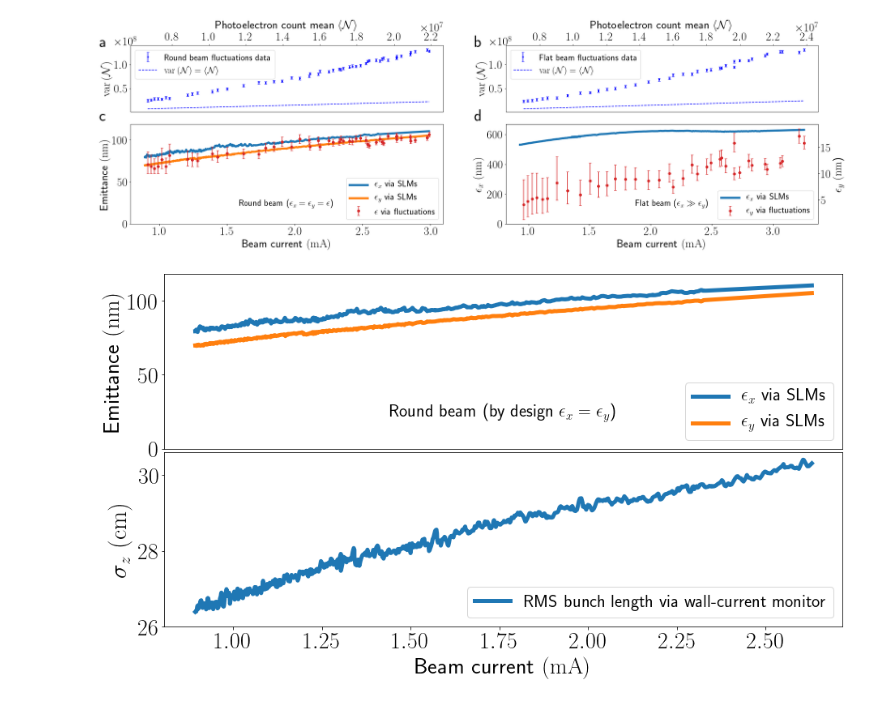
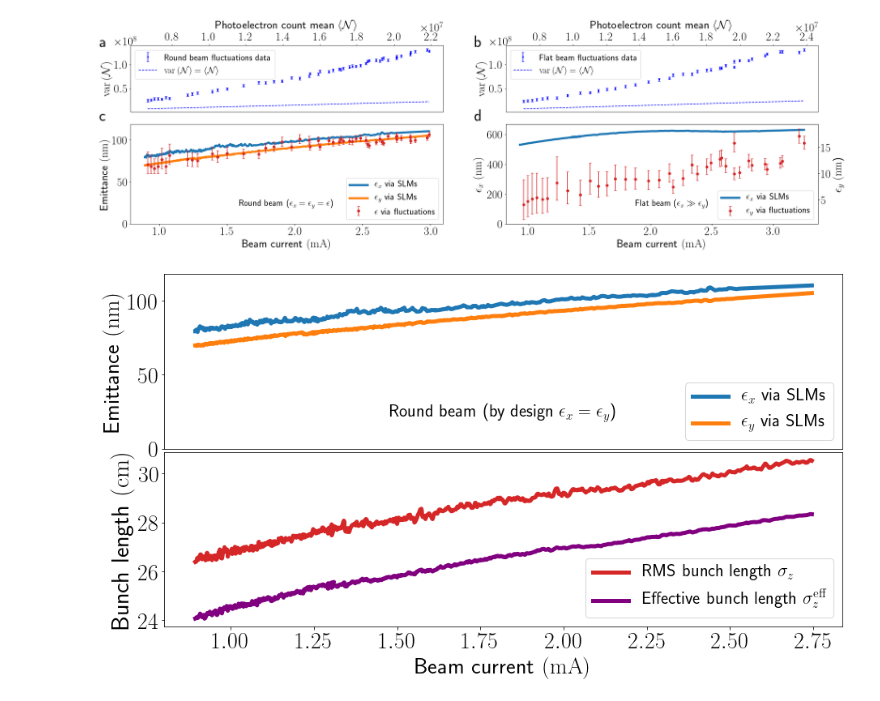
Before and after one commit to IharLobach/fur, a Jupyter notebook: shifts/shift_03_16_2020/round_and_round_long_plots/plot_round.ipynb, the cells around one changed output. Cells and saved outputs as stored; diff of their text form; code cells hidden in the pictures.

```diff
--- a/shifts/shift_03_16_2020/round_and_round_long_plots/plot_round.ipynb
+++ b/shifts/shift_03_16_2020/round_and_round_long_plots/plot_round.ipynb
@@ -304,34 +304,37 @@ df = pd.concat([
                  'ex_um': ex_r_func(meas_ROUND['N'].max()),
                  'ey_um': ey_r_func(meas_ROUND['N'].max())
                  }),
     df], ignore_index=True)
 photoel = i_to_photoel*(-df['N:IWCMI_recalibrated_to_IWCMI_absolute'])
 axRE.text(0.5, 0.15, r"Round beam (by design $\e_x=\e_y$)", transform=axRE.transAxes,
       fontsize=22, fontweight='bold', va='bottom', ha='center')
 axRE.plot(photoel/i_to_photoel, 1000*df['ex_um'],'-', linewidth=5 ,
         label=r'$\e_x$ via SLMs')
 axRE.plot(photoel/i_to_photoel, 1000*df['ey_um'],'-', linewidth=5 ,
         label=r'$\e_y$ via SLMs')
 
 
 axRE.set_ylabel(r"Emittance $(\SI{}{nm})$", fontsize=fs)
 
 axRE.set_ylim(0, 1.05*axRE.get_ylim()[1])
 axRE.legend(loc='lower right')
 axRE.get_xaxis().set_visible(False)
 
 ax2.plot(photoel/i_to_photoel, df['N:IWCMBR'],'-', linewidth=5 ,
-        label=r'RMS bunch length via wall-current monitor')
+        label=r'RMS bunch length $\sigma_z$', color='tab:red')
+ax2.plot(photoel/i_to_photoel, df['N:IWCMBE'],'-', linewidth=5 ,
+        label=r'Effective bunch length $\sigma_z^{\mathrm{eff}}$',
+        color='purple')
 ax2.legend(loc='lower right')
-ax2.set_ylabel("$\sigma_z$ $(\SI{}{cm})$")
-ax2.set_yticks(ticks=np.arange(26,31,2))
+ax2.set_ylabel("Bunch length $(\SI{}{cm})$")
+ax2.set_yticks(ticks=np.arange(24,31,2))
 
 
 ax2.set_xlabel(r"Beam current $(\SI{}{mA})$", fontsize=fs)
 # ax2.set_ylim(0, 1.05*ax2.get_ylim()[1])
 fig.subplots_adjust(hspace=0.02)
 plt.savefig(path_assistant.get_PRL_images_dir().fi("ex_ey_round_beam.png"),
             dpi=300, bbox_inches='tight')
 plt.show()
 # %% [output]
-[figure, old version]
+[figure, new version]
```
Also changed, not shown: 9 other files.
